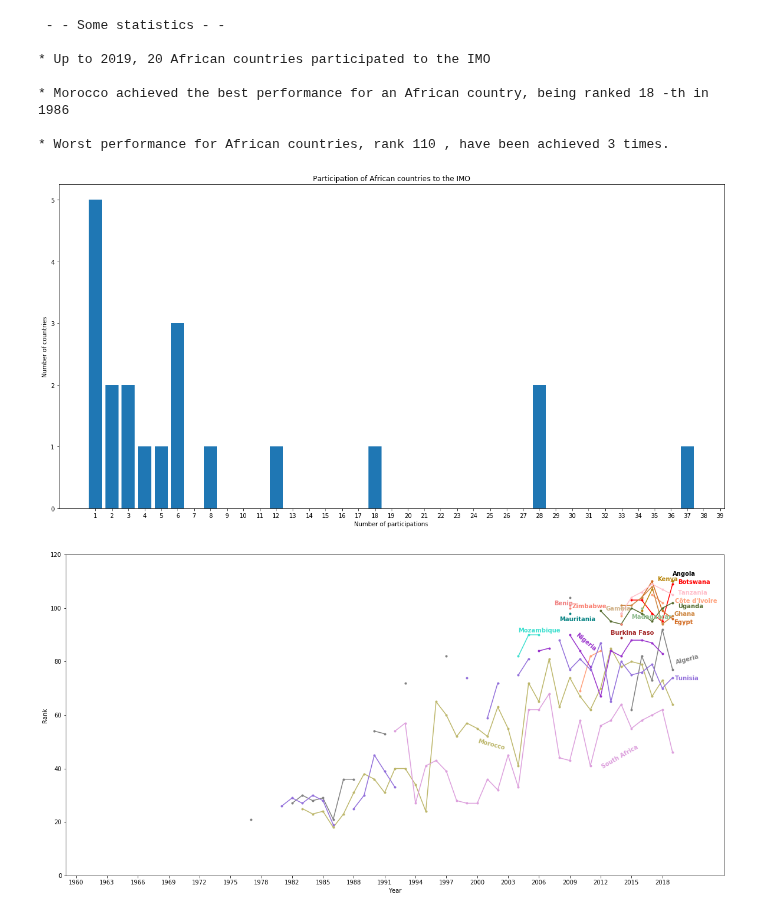
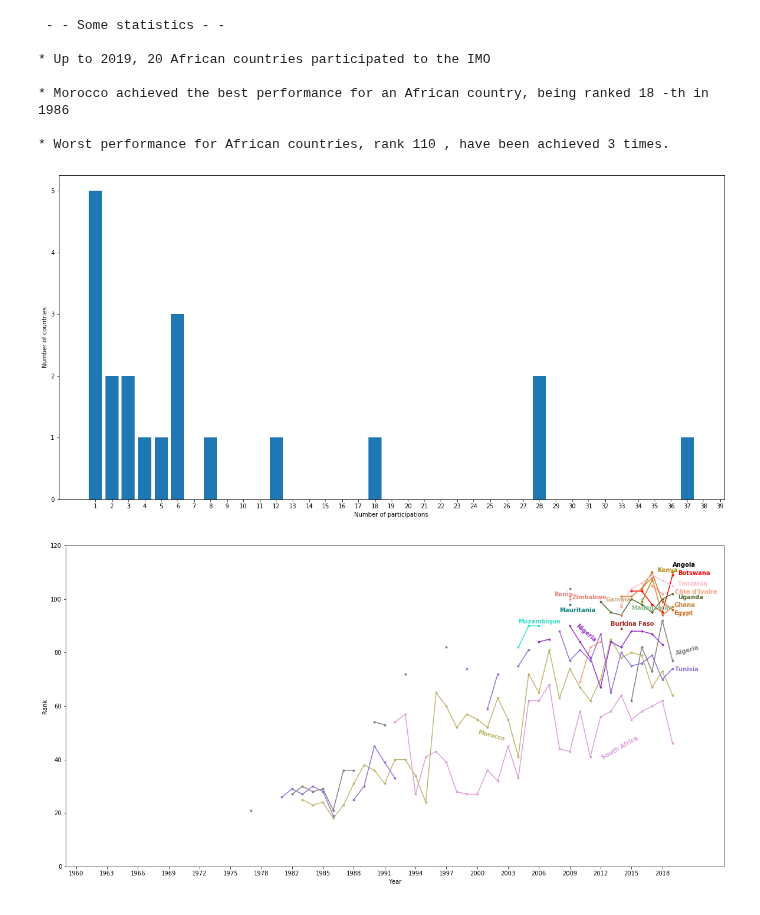
Before and after one commit to Djimdou/Side-Projects, a Jupyter notebook: IMO-Web-Scraping.ipynb, the cells around one changed output. Saved outputs shown, nothing was run; the diff lists cells and outputs as text; code cells hidden in the pictures.

```diff
--- a/IMO-Web-Scraping.ipynb
+++ b/IMO-Web-Scraping.ipynb
@@ -92,25 +92,25 @@ print('* Worst performance for African countries, rank', int(np.nanmax(data[afri
 # %%
 # Bar chart of number of participations of African countries
 
 hist = [0 for i in range(len(african_participant))]
 
 for a in range(len(african_participant)):
     hist[a] = data.shape[1] - sum(np.isnan(data[african_participant][a]))
 
 u, inv = np.unique(hist, return_inverse=True)
 counts = np.bincount(inv)
 
 figure(figsize=(20,10))
 
 plt.bar(u, counts) #, width=0.3
 
 plt.xticks(np.arange(1,40))
 plt.xlabel('Number of participations')
 plt.ylabel('Number of countries')
-plt.title('Participation of African countries to the IMO')
+#plt.title('Participation of African countries to the IMO')
 plt.show()
 # %% [output]
-[figure, old version]
+[figure, new version]
 # %%
 # Plot: for each African country, evolution of its performance at IMO
 
```
Also changed, not shown: parts of 4 cells of this notebook.
